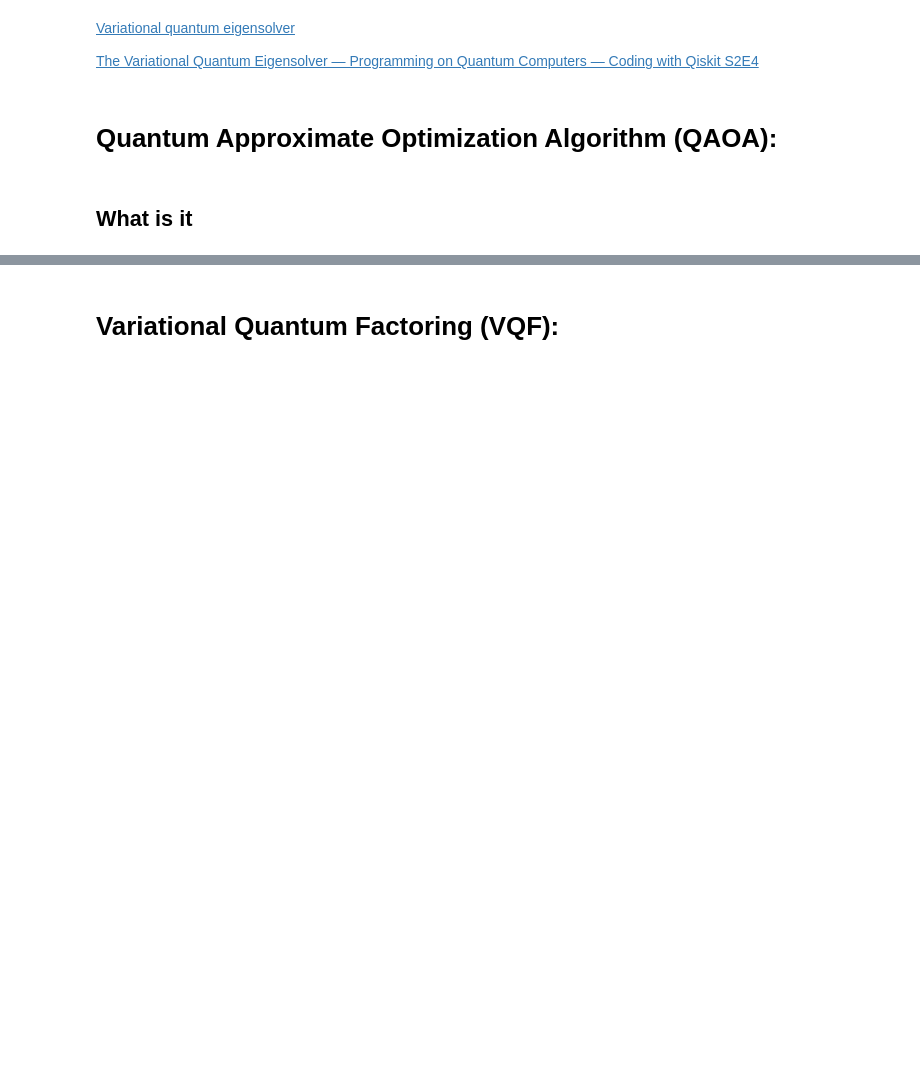
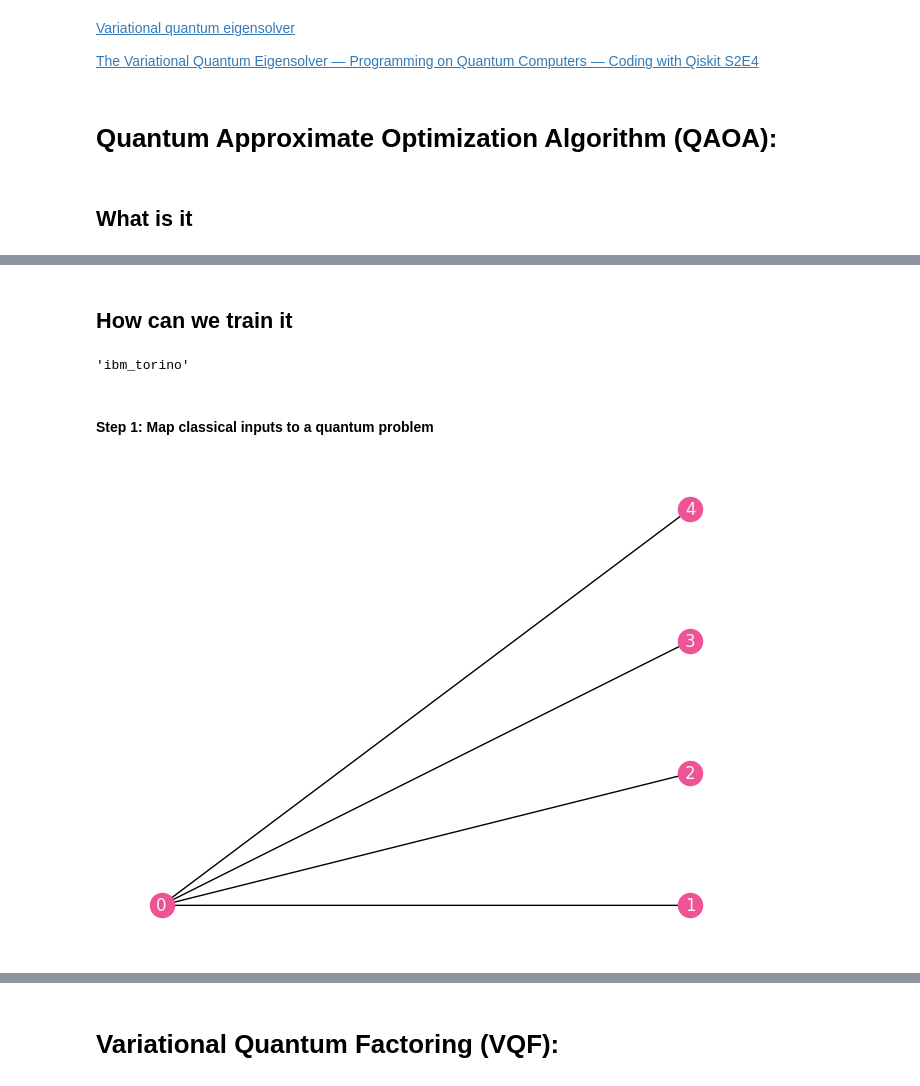
Before and after one commit to ZYnoe/VQA, a Jupyter notebook: list-vqa.ipynb, the cells around one changed output, grey strips where cells are left out. Cells and saved outputs as stored; diff of their text form; code cells hidden in the pictures; blank space fills up the shorter version.

```diff
--- a/list-vqa.ipynb
+++ b/list-vqa.ipynb
@@ -240,0 +224,2 @@ An algorithm designed for solving combinatorial optimization problems.
+# %% [markdown]
+## How can we train it
@@ -240,0 +246,22 @@ An algorithm designed for solving combinatorial optimization problems.
+# %%
+# To run on hardware, select the backend with the fewest number of jobs in the queue
+service = QiskitRuntimeService(channel="ibm_quantum")
+backend = service.least_busy(operational=True, simulator=False)
+backend.name
+# %% [output]
+'ibm_torino'
+# %% [markdown]
+####  Step 1: Map classical inputs to a quantum problem
+# %%
+num_nodes = 5
+# The edge syntax is (start, end, weight)
+edges = [(0, 1, 1), (0, 2, 1), (0, 3, 1), (0, 4, 1)]
+
+G = rx.PyGraph()
+G.add_nodes_from(range(num_nodes))
+G.add_edges_from(edges)
+mpl_draw(
+    G, pos=rx.bipartite_layout(G, {0}), with_labels=True, node_color="#EE5396", font_color="#F4F4F4"
+)
+# %% [output]
+[figure, added]
```
Also changed, not shown: parts of 87 cells of this notebook, 3 other files.
